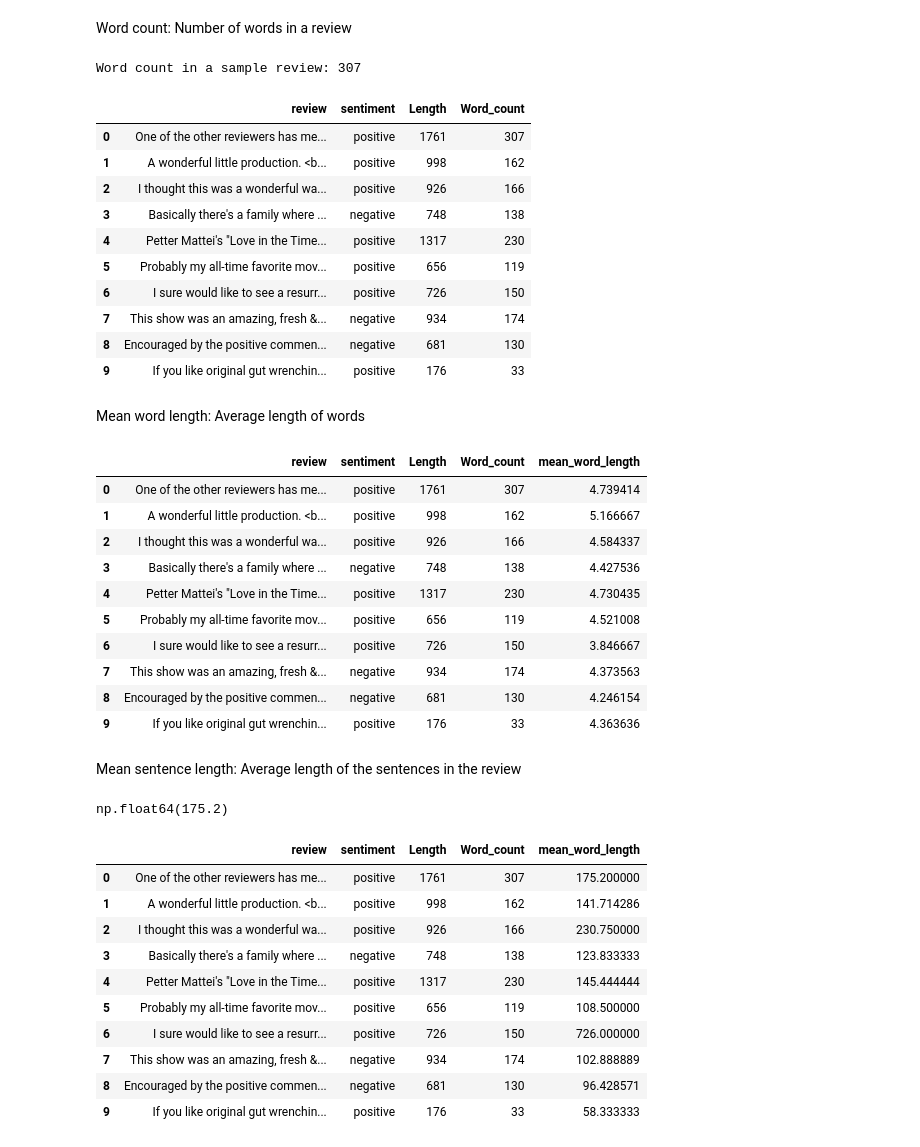
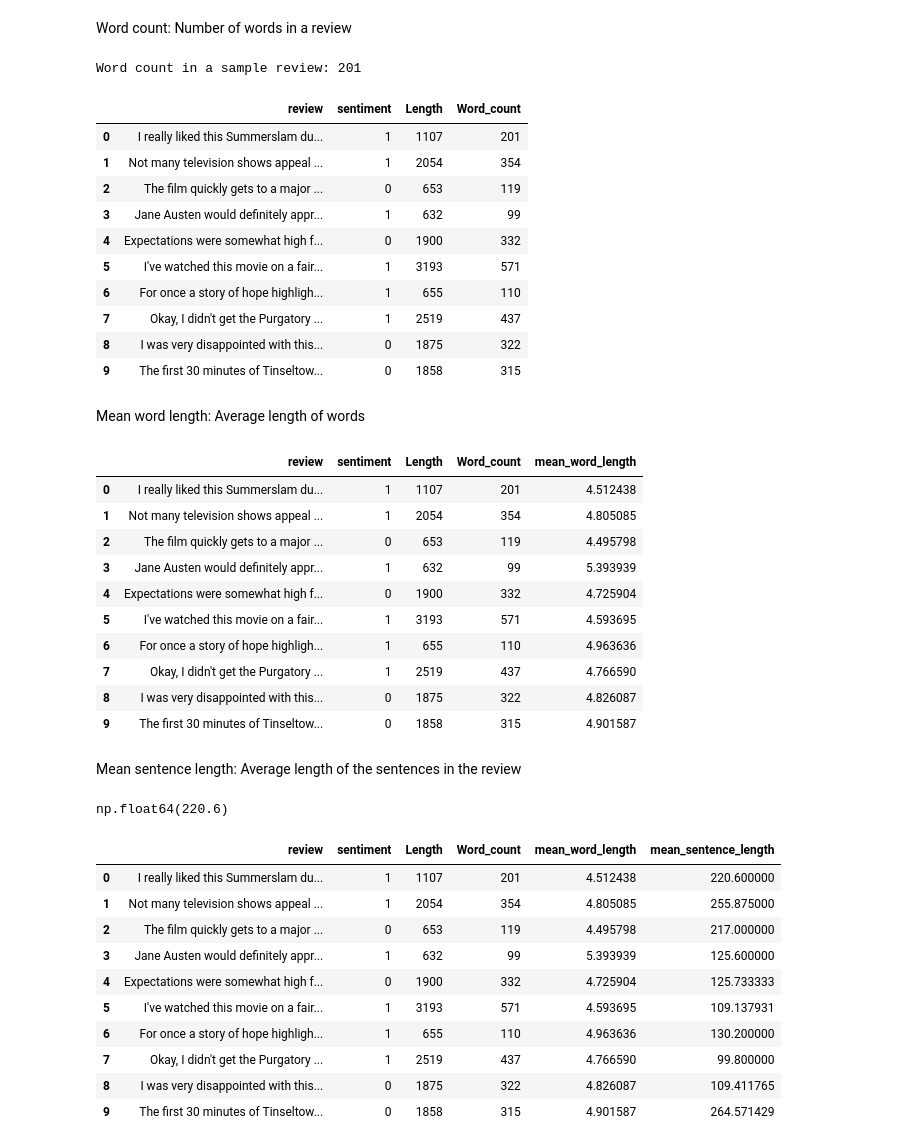
Before and after one commit to Snkiha/Sentiment-Analysis, a Jupyter notebook: review_analysis.ipynb, the cells around one changed output. Saved outputs shown, nothing was run; the diff lists cells and outputs as text; code cells hidden in the pictures.

```diff
--- a/review_analysis.ipynb
+++ b/review_analysis.ipynb
@@ -48,0 +54,3 @@ review_df.shape
+# %%
+review_df = review_df.sample(frac = 0.1, random_state = 42)
+review_df = review_df.reset_index(drop = True)
@@ -52,6 +64,9 @@ review_df.dtypes
 review       object
 sentiment    object
 dtype: object
+# %%
+# map sentiment strings to integers: positive -> 1, negative -> 0
+review_df['sentiment'] = review_df['sentiment'].map({'positive': 1, 'negative': 0}).astype(int)
 # %%
 review_df['sentiment'].value_counts()
 # %% [output]
@@ -87,7 +102,7 @@ Word count: Number of words in a review
 word_count = review_df['review'][0].split() # Check word count for the first review
 print(f"Word count in a sample review: {len(word_count)}")
 # %% [output]
-Word count in a sample review: 307
+Word count in a sample review: 201
 # %%
 def word_count(review_df):
     review_list = review_df.split()
@@ -97,16 +112,16 @@ review_df['Word_count'] = review_df['review'].apply(word_count)
 review_df.head(10)
 # %% [output]
 |  | review | sentiment | Length | Word_count |
-| 0 | One of the other reviewers has me... | positive | 1761 | 307 |
-| 1 | A wonderful little production. <b... | positive | 998 | 162 |
-| 2 | I thought this was a wonderful wa... | positive | 926 | 166 |
-| 3 | Basically there's a family where ... | negative | 748 | 138 |
-| 4 | Petter Mattei's "Love in the Time... | positive | 1317 | 230 |
-| 5 | Probably my all-time favorite mov... | positive | 656 | 119 |
-| 6 | I sure would like to see a resurr... | positive | 726 | 150 |
-| 7 | This show was an amazing, fresh &... | negative | 934 | 174 |
-| 8 | Encouraged by the positive commen... | negative | 681 | 130 |
-| 9 | If you like original gut wrenchin... | positive | 176 | 33 |
+| 0 | I really liked this Summerslam du... | 1 | 1107 | 201 |
+| 1 | Not many television shows appeal ... | 1 | 2054 | 354 |
+| 2 | The film quickly gets to a major ... | 0 | 653 | 119 |
+| 3 | Jane Austen would definitely appr... | 1 | 632 | 99 |
+| 4 | Expectations were somewhat high f... | 0 | 1900 | 332 |
+| 5 | I've watched this movie on a fair... | 1 | 3193 | 571 |
+| 6 | For once a story of hope highligh... | 1 | 655 | 110 |
+| 7 | Okay, I didn't get the Purgatory ... | 1 | 2519 | 437 |
+| 8 | I was very disappointed with this... | 0 | 1875 | 322 |
+| 9 | The first 30 minutes of Tinseltow... | 0 | 1858 | 315 |
 # %% [markdown]
 Mean word length: Average length of words
 # %%
@@ -114,34 +129,34 @@ review_df['mean_word_length'] = review_df['review'].map(lambda rev: np.mean([len
 review_df.head(10)
 # %% [output]
 |  | review | sentiment | Length | Word_count | mean_word_length |
-| 0 | One of the other reviewers has me... | positive | 1761 | 307 | 4.739414 |
-| 1 | A wonderful little production. <b... | positive | 998 | 162 | 5.166667 |
-| 2 | I thought this was a wonderful wa... | positive | 926 | 166 | 4.584337 |
-| 3 | Basically there's a family where ... | negative | 748 | 138 | 4.427536 |
-| 4 | Petter Mattei's "Love in the Time... | positive | 1317 | 230 | 4.730435 |
-| 5 | Probably my all-time favorite mov... | positive | 656 | 119 | 4.521008 |
-| 6 | I sure would like to see a resurr... | positive | 726 | 150 | 3.846667 |
-| 7 | This show was an amazing, fresh &... | negative | 934 | 174 | 4.373563 |
-| 8 | Encouraged by the positive commen... | negative | 681 | 130 | 4.246154 |
-| 9 | If you like original gut wrenchin... | positive | 176 | 33 | 4.363636 |
+| 0 | I really liked this Summerslam du... | 1 | 1107 | 201 | 4.512438 |
+| 1 | Not many television shows appeal ... | 1 | 2054 | 354 | 4.805085 |
+| 2 | The film quickly gets to a major ... | 0 | 653 | 119 | 4.495798 |
+| 3 | Jane Austen would definitely appr... | 1 | 632 | 99 | 5.393939 |
+| 4 | Expectations were somewhat high f... | 0 | 1900 | 332 | 4.725904 |
+| 5 | I've watched this movie on a fair... | 1 | 3193 | 571 | 4.593695 |
+| 6 | For once a story of hope highligh... | 1 | 655 | 110 | 4.963636 |
+| 7 | Okay, I didn't get the Purgatory ... | 1 | 2519 | 437 | 4.766590 |
+| 8 | I was very disappointed with this... | 0 | 1875 | 322 | 4.826087 |
+| 9 | The first 30 minutes of Tinseltow... | 0 | 1858 | 315 | 4.901587 |
 # %% [markdown]
 Mean sentence length: Average length of the sentences in the review
 # %%
 np.mean([len(sent) for sent in tokenize.sent_tokenize(review_df['review'][0])])
 # %% [output]
-np.float64(175.2)
+np.float64(220.6)
 # %%
-review_df['mean_word_length'] = review_df['review'].map(lambda rev: np.mean([len(sent) for sent in tokenize.sent_tokenize(rev)]))
+review_df['mean_sentence_length'] = review_df['review'].map(lambda rev: np.mean([len(sent) for sent in tokenize.sent_tokenize(rev)]))
 review_df.head(10)
 # %% [output]
-|  | review | sentiment | Length | Word_count | mean_word_length |
-| 0 | One of the other reviewers has me... | positive | 1761 | 307 | 175.200000 |
-| 1 | A wonderful little production. <b... | positive | 998 | 162 | 141.714286 |
-| 2 | I thought this was a wonderful wa... | positive | 926 | 166 | 230.750000 |
-| 3 | Basically there's a family where ... | negative | 748 | 138 | 123.833333 |
-| 4 | Petter Mattei's "Love in the Time... | positive | 1317 | 230 | 145.444444 |
-| 5 | Probably my all-time favorite mov... | positive | 656 | 119 | 108.500000 |
-| 6 | I sure would like to see a resurr... | positive | 726 | 150 | 726.000000 |
-| 7 | This show was an amazing, fresh &... | negative | 934 | 174 | 102.888889 |
-| 8 | Encouraged by the positive commen... | negative | 681 | 130 | 96.428571 |
-| 9 | If you like original gut wrenchin... | positive | 176 | 33 | 58.333333 |
+|  | review | sentiment | Length | Word_count | mean_word_length | mean_sentence_length |
+| 0 | I really liked this Summerslam du... | 1 | 1107 | 201 | 4.512438 | 220.600000 |
+| 1 | Not many television shows appeal ... | 1 | 2054 | 354 | 4.805085 | 255.875000 |
+| 2 | The film quickly gets to a major ... | 0 | 653 | 119 | 4.495798 | 217.000000 |
+| 3 | Jane Austen would definitely appr... | 1 | 632 | 99 | 5.393939 | 125.600000 |
+| 4 | Expectations were somewhat high f... | 0 | 1900 | 332 | 4.725904 | 125.733333 |
+| 5 | I've watched this movie on a fair... | 1 | 3193 | 571 | 4.593695 | 109.137931 |
+| 6 | For once a story of hope highligh... | 1 | 655 | 110 | 4.963636 | 130.200000 |
+| 7 | Okay, I didn't get the Purgatory ... | 1 | 2519 | 437 | 4.766590 | 99.800000 |
+| 8 | I was very disappointed with this... | 0 | 1875 | 322 | 4.826087 | 109.411765 |
+| 9 | The first 30 minutes of Tinseltow... | 0 | 1858 | 315 | 4.901587 | 264.571429 |
```
Also changed, not shown: parts of 30 cells of this notebook.
